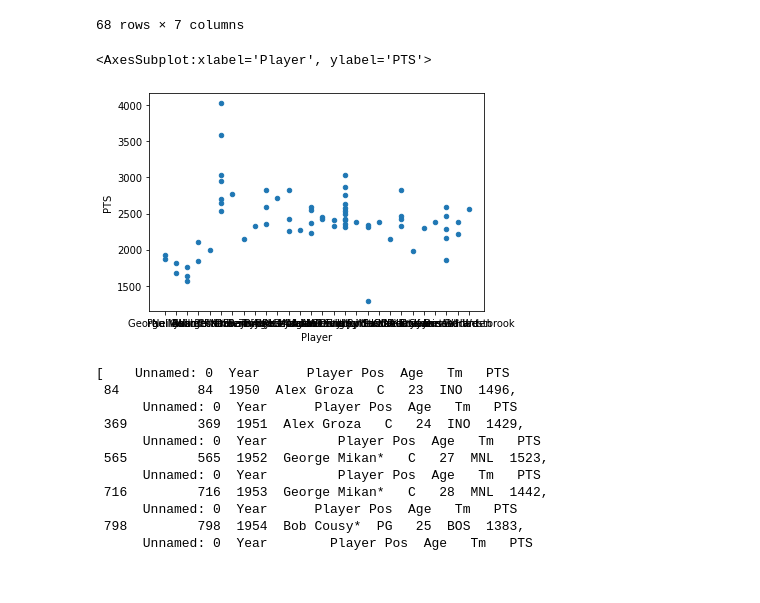
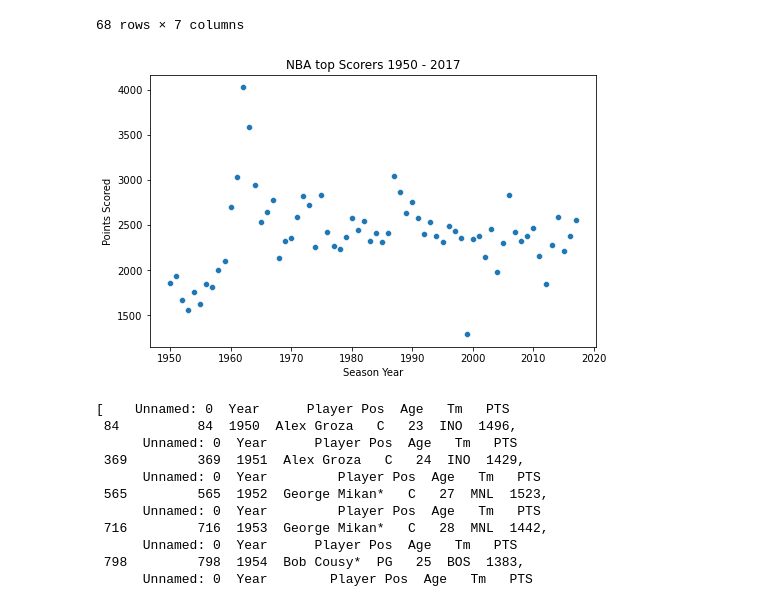
Before and after one commit to timothy7walker/NBA-s-Top-Scorers, a Jupyter notebook: TimothyWalkerNBAbackup.ipynb, the cells around one changed output. Drawn from its saved outputs; the diff is of its cells as text; code cells hidden in the pictures.

```diff
--- a/TimothyWalkerNBAbackup.ipynb
+++ b/TimothyWalkerNBAbackup.ipynb
@@ -298,17 +287,19 @@ topScorers
 | 24654 | 24654 | 2017 | Russell Westbrook | PG | 28 | OKC | 2558 |
 68 rows × 7 columns
 # %%
-topScorers.plot.scatter(x='Player', y='PTS', rot=0)
+plt.figure(figsize=(8,5))
+sns.scatterplot(data=topScorers,x='Year',y='PTS')
+plt.title('NBA top Scorers 1950 - 2017') #title
+plt.xlabel('Season Year') #x label
+plt.ylabel('Points Scored') #y label
+plt.show()
 
-plt.figure(figsize=(8,5))
-sns.scatterplot(data=df,x='Player',y='PTS')
-plt.title(“NBA top Scorers 1950 - 2017”) #title
-plt.xlabel(“Season Year”) #x label
-plt.ylabel(“Points Scored”) #y label
-plt.show()
+#for x,y,z in topScorers:
+    #z = 'Player'
+    #pName = f'({z})'
+    #plt.annotate(pName, (x,y), textcoords="offset points", xytext=(0,10), ha='center')
 # %% [output]
-<AxesSubplot:xlabel='Player', ylabel='PTS'>
-[figure, old version]
+[figure, new version]
 # %%
 seasonTopScorer2
 # %% [output]
```
Also changed, not shown: parts of 8 cells of this notebook.
